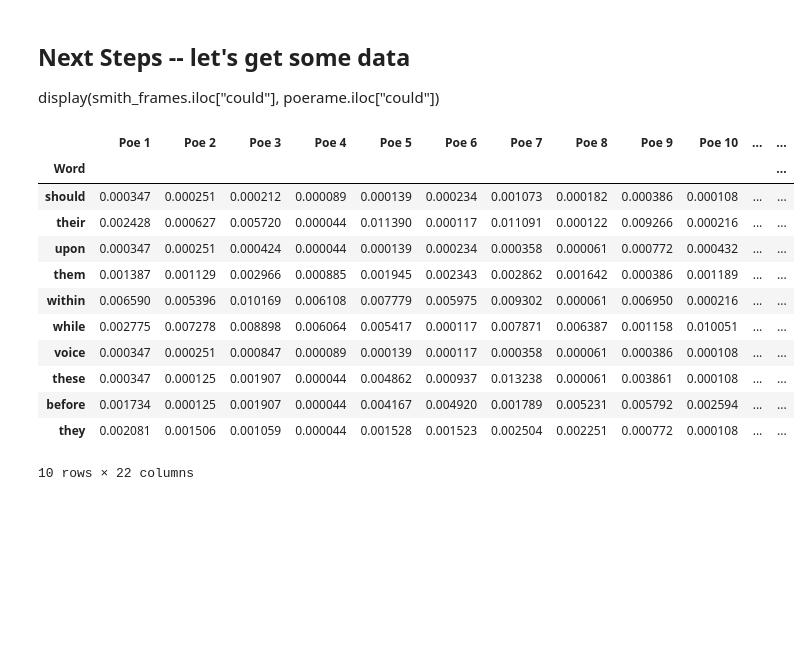
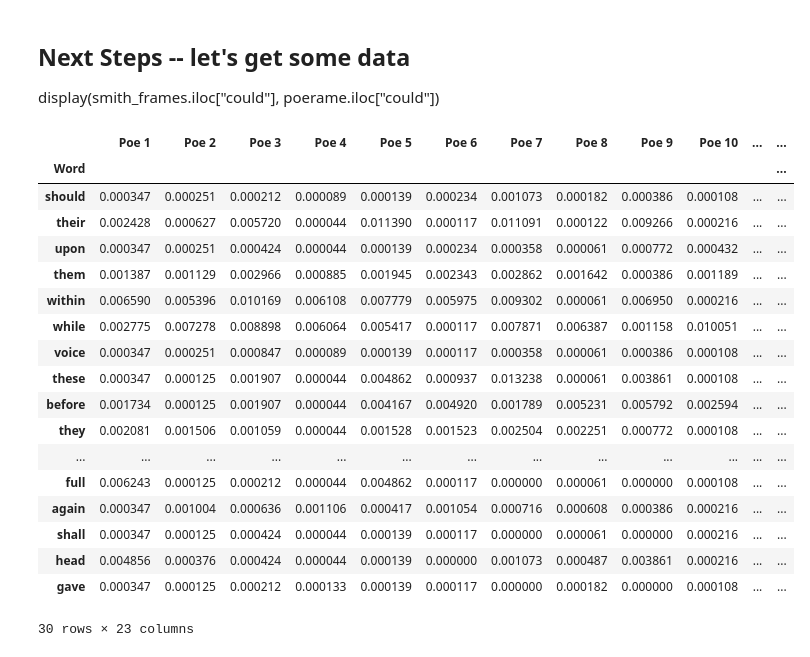
Before and after one commit to sinisterporpoise/BofMDataScienceProject, a Jupyter notebook: bofm.ipynb, the cells around one changed output. Drawn from its saved outputs; the diff is of its cells as text; code cells hidden in the pictures; blank space fills up the shorter version.

```diff
--- a/bofm.ipynb
+++ b/bofm.ipynb
@@ -142,19 +142,19 @@ poeframe.tail(50)
 # Now that we've got Poe sorted out, doing the Doctrine and Covenants will be a little easer becaue of our naming conventions
 # %%
 smith = []
-for i in range(1,10):
-    smith_frame =pd.read_csv(f'./smithtexts/DCSection{i+1}.csv')
+for i in range(1,11):
+    smith_frame =pd.read_csv(f'./smithtexts/DCSection{i}.csv')
     smith.append(smith_frame)
-    smith_frame.rename(columns={"Frequency":f'Smith{i+1}'}, inplace=True)
+    smith_frame.rename(columns={"Frequency":f'Smith{i}'}, inplace=True)
     smith[i-1].set_index("Word", inplace=True)
 
 
-for i in range(0,9):
+for i in range(0,10):
     smith_frame = smith_frame.merge(smith[i], on="Word", how="left")
     smith_frame.rename(columns={"Frequency":f'Smith{i+1}'}, inplace=True)
 
-smith_frame.rename(columns={"Smith10_x":"Smith1"}, inplace=True)
-smith_frame  =smith_frame.drop("Smith10_y", axis = 1)
+smith_frame.rename(columns={"Smith10_x":"Smith10"}, inplace=True)
+smith_frame = smith_frame.drop("Smith10_y", axis = 1)
 
 for i in range(1,9):
     smith_frame[f"Smith{i+1}"] = smith_frame[f"Smith{i+1}"].fillna(0)
@@ -162,4 +162,5 @@ for i in range(1,9):
 
 smith_frame["Average"] = smith_frame[["Smith1", "Smith2", "Smith3", "Smith4", "Smith5", "Smith6", "Smith7", "Smith8", "Smith9"]].mean(axis=1)
 smith_frame.sort_values("Average", ascending=True, inplace=True)
+smith_frame = smith_frame.fillna(0)
 smith_frame.tail(50)
@@ -193,29 +190,35 @@ display(smith_frames.iloc["could"], poerame.iloc["could"])
 # %%
 combined_frame = poeframe
 
 i = 1
-while (i <= 9):
+while (i <= 10):
     combined_frame = combined_frame.merge(smith_frame[f"Smith{i}"], on="Word", how="left")
     i+=1
 
 combined_frame = combined_frame.merge(smith_frame["Smith9"], on="Word", how="left")
 combined_frame.rename(columns={"Smith9_x":"Smith9", "Smith9_y":"Smith Averages"}, inplace=True)
 combined_frame = combined_frame.fillna(0)
 combined_frame.tail(10)
 combined_frame["Combined Averages"] = combined_frame[["Average", "Smith Averages"]].mean(axis=1)
 combined_frame.sort_values("Combined Averages", ascending = False, inplace=True)
-combined_frame.head(10)
+combined_frame.head(30)
 # %% [output]
 |  | Poe 1 | Poe 2 | Poe 3 | Poe 4 | Poe 5 | Poe 6 | Poe 7 | Poe 8 | Poe 9 | Poe 10 | ... | ... |
 | Word |  |  |  |  |  |  |  |  |  |  |  | ... |
 | should | 0.000347 | 0.000251 | 0.000212 | 0.000089 | 0.000139 | 0.000234 | 0.001073 | 0.000182 | 0.000386 | 0.000108 | ... | ... |
 | their | 0.002428 | 0.000627 | 0.005720 | 0.000044 | 0.011390 | 0.000117 | 0.011091 | 0.000122 | 0.009266 | 0.000216 | ... | ... |
 | upon | 0.000347 | 0.000251 | 0.000424 | 0.000044 | 0.000139 | 0.000234 | 0.000358 | 0.000061 | 0.000772 | 0.000432 | ... | ... |
 | them | 0.001387 | 0.001129 | 0.002966 | 0.000885 | 0.001945 | 0.002343 | 0.002862 | 0.001642 | 0.000386 | 0.001189 | ... | ... |
 | within | 0.006590 | 0.005396 | 0.010169 | 0.006108 | 0.007779 | 0.005975 | 0.009302 | 0.000061 | 0.006950 | 0.000216 | ... | ... |
 | while | 0.002775 | 0.007278 | 0.008898 | 0.006064 | 0.005417 | 0.000117 | 0.007871 | 0.006387 | 0.001158 | 0.010051 | ... | ... |
 | voice | 0.000347 | 0.000251 | 0.000847 | 0.000089 | 0.000139 | 0.000117 | 0.000358 | 0.000061 | 0.000386 | 0.000108 | ... | ... |
 | these | 0.000347 | 0.000125 | 0.001907 | 0.000044 | 0.004862 | 0.000937 | 0.013238 | 0.000061 | 0.003861 | 0.000108 | ... | ... |
 | before | 0.001734 | 0.000125 | 0.001907 | 0.000044 | 0.004167 | 0.004920 | 0.001789 | 0.005231 | 0.005792 | 0.002594 | ... | ... |
 | they | 0.002081 | 0.001506 | 0.001059 | 0.000044 | 0.001528 | 0.001523 | 0.002504 | 0.002251 | 0.000772 | 0.000108 | ... | ... |
+| ... | ... | ... | ... | ... | ... | ... | ... | ... | ... | ... | ... | ... |
+| full | 0.006243 | 0.000125 | 0.000212 | 0.000044 | 0.004862 | 0.000117 | 0.000000 | 0.000061 | 0.000000 | 0.000108 | ... | ... |
+| again | 0.000347 | 0.001004 | 0.000636 | 0.001106 | 0.000417 | 0.001054 | 0.000716 | 0.000608 | 0.000386 | 0.000216 | ... | ... |
+| shall | 0.000347 | 0.000125 | 0.000424 | 0.000044 | 0.000139 | 0.000117 | 0.000000 | 0.000061 | 0.000000 | 0.000216 | ... | ... |
+| head | 0.004856 | 0.000376 | 0.000424 | 0.000044 | 0.000139 | 0.000000 | 0.001073 | 0.000487 | 0.003861 | 0.000216 | ... | ... |
+| gave | 0.000347 | 0.000125 | 0.000212 | 0.000133 | 0.000139 | 0.000117 | 0.000000 | 0.000182 | 0.000000 | 0.000108 | ... | ... |
-10 rows × 22 columns
+30 rows × 23 columns
```
Also changed, not shown: parts of 13 cells of this notebook.
